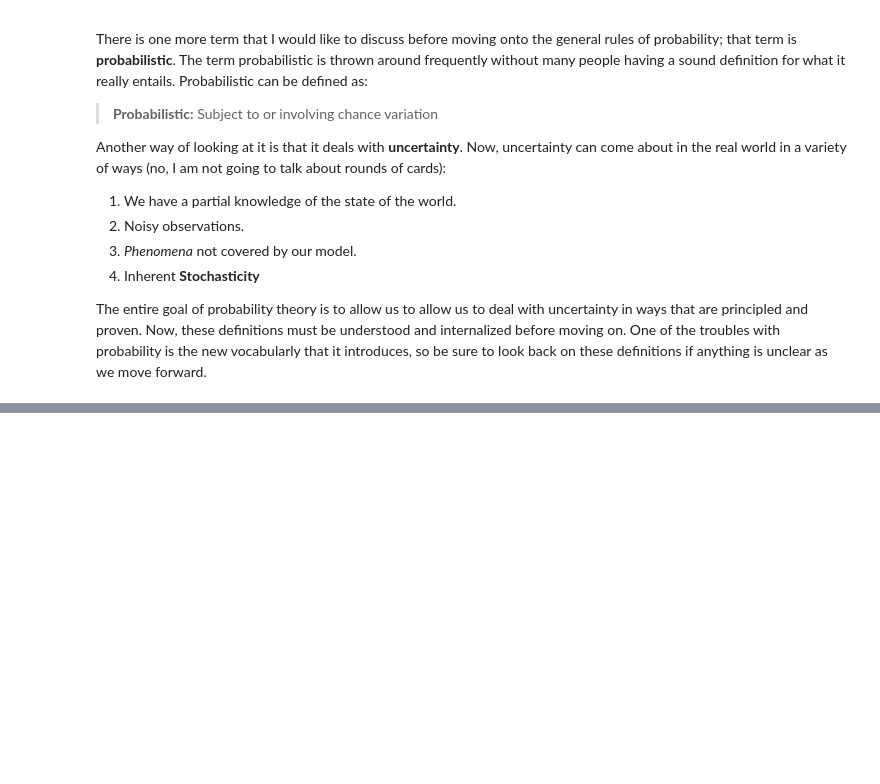
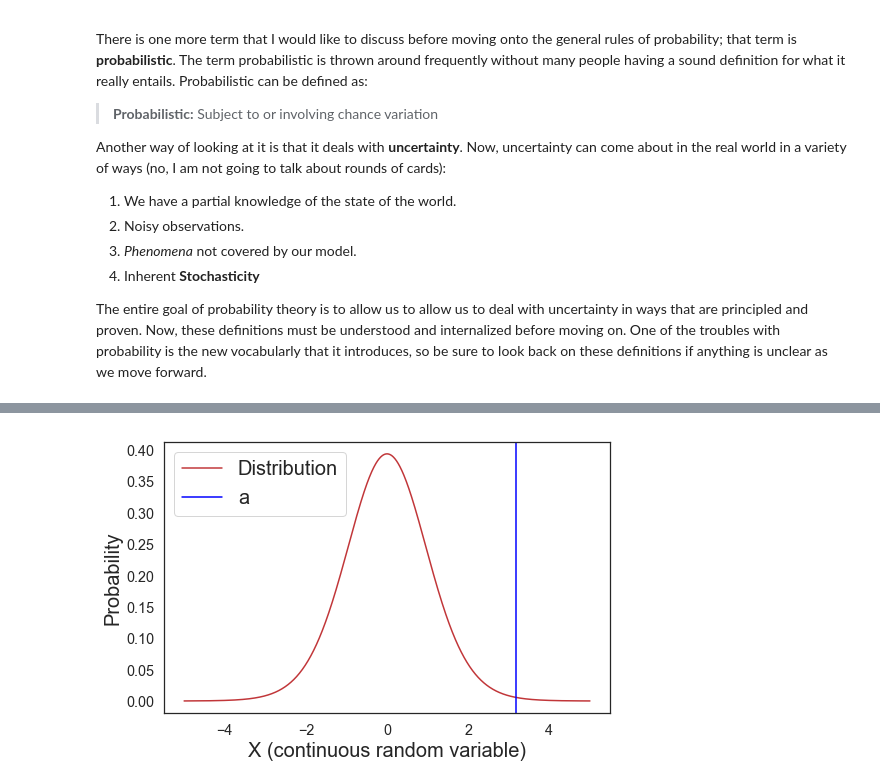
Before and after one commit to NathanielDake/intuitiveml, a Jupyter notebook: Mathematics/03-Probability-01-Introduction.ipynb, the cells around one changed output, grey strips where cells are left out. Drawn from its saved outputs; the diff is of its cells as text; code cells hidden in the pictures; blank space fills up the shorter version.

```diff
--- a/Mathematics/03-Probability-01-Introduction.ipynb
+++ b/Mathematics/03-Probability-01-Introduction.ipynb
@@ -282,0 +356,46 @@ The above relationship is Baye's rule! Now, I am dedicating the entire next post
+# %%
+import numpy as np
+from scipy import stats
+import matplotlib.mlab as mlab
+import math
+N = 10
+mean_a = 2
+a = np.random.randn(N) + mean_a
+
+mean_b = 0
+b = np.random.randn(N) + mean_b
+
+var_a = a.var(ddof=1)
+var_b = b.var(ddof=1)
+
+s = np.sqrt( (var_a + var_b)/2 )
+
+t = (a.mean() - b.mean())/ (s * np.sqrt(2/N) )
+
+df = 2*N - 2
+
+# imports needed for plots
+
+
+# ---------------plotting t dist and our t statistic -------------
+
+# styling
+sns.set(style="white", palette="RdBu")
+fig, ax = plt.subplots(figsize=(8,5))
+
+# plotting distribution
+x = np.linspace(-5, 5, 1000)
+plt.plot(x, stats.t.pdf(x, df))
+
+# plotting t value
+plt.axvline(x=t, color="blue")
+
+# setting axes
+ax.set_xlabel('X (continuous random variable)', fontsize=20)
+ax.set_ylabel('Probability', fontsize=20)
+ax.tick_params(labelsize="large")
+ax.legend(['Distribution', 'a'], fontsize=20)
+
+plt.show()
+# %% [output]
+[figure, added]
```
Also changed, not shown: parts of 7 cells of this notebook, 4 other files.
